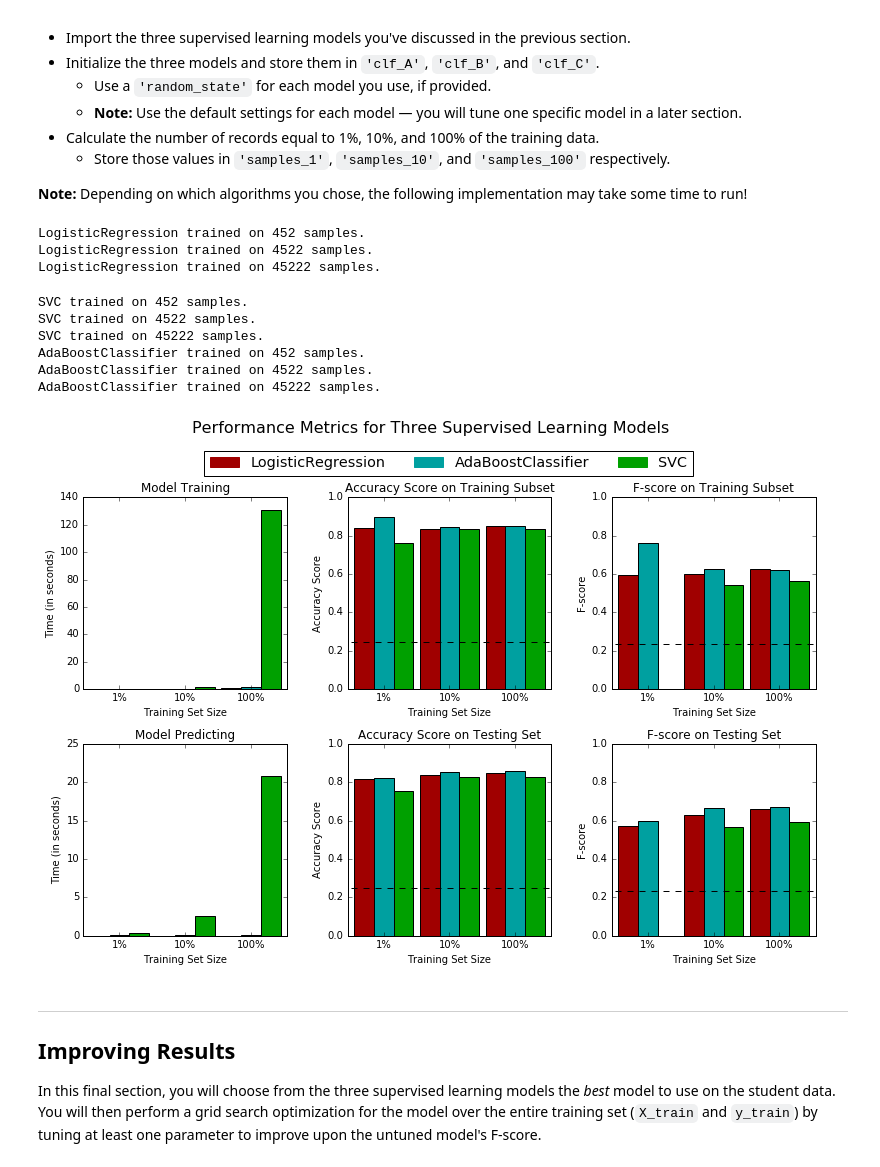
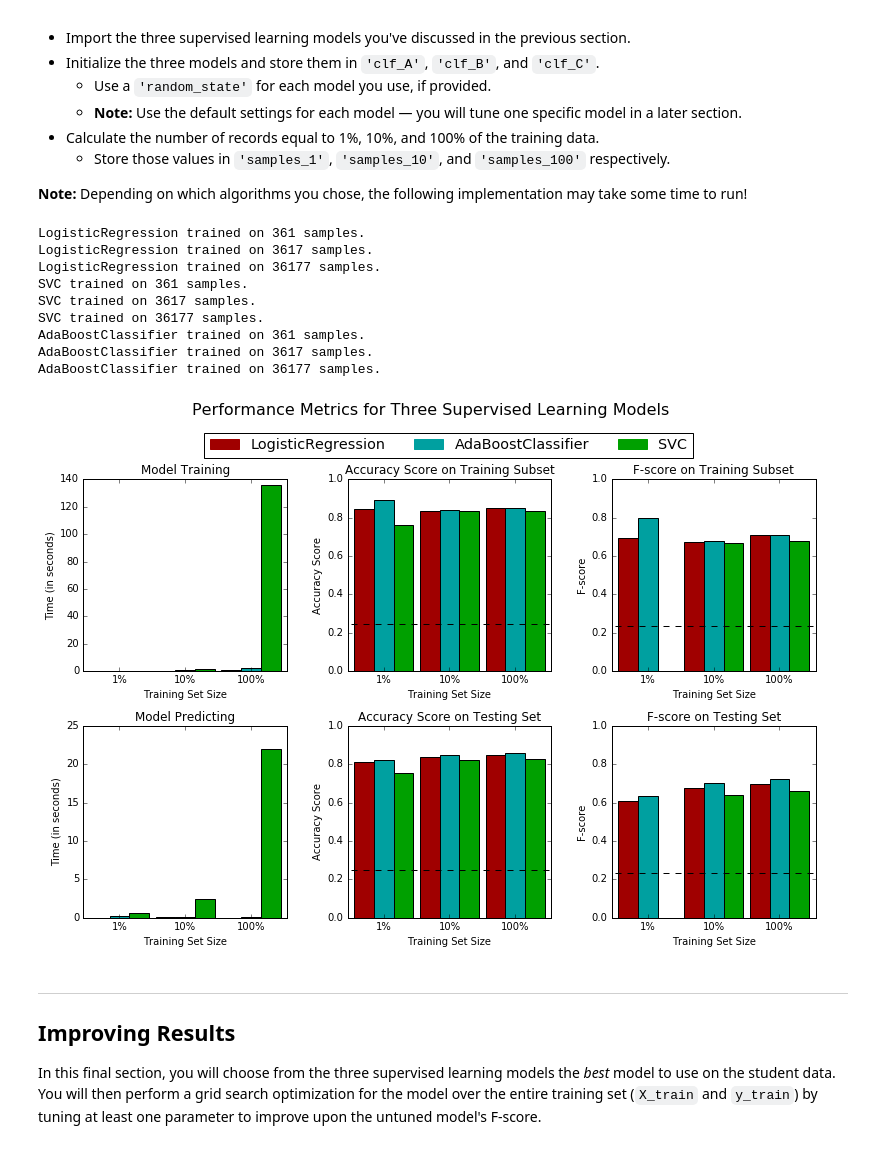
Before and after one commit to RT-TL/ML_P2_Donors, a Jupyter notebook: finding_donors.ipynb, the cells around one changed output. Saved outputs shown, nothing was run; the diff lists cells and outputs as text; code cells hidden in the pictures.

```diff
--- a/finding_donors.ipynb
+++ b/finding_donors.ipynb
@@ -336,10 +340,10 @@ def train_predict(learner, sample_size, X_train, y_train, X_test, y_test):
     results['acc_test'] = accuracy_score(y_test, predictions_test)
 
     # TODO: Compute F-score on the the first 300 training samples
-    results['f_train'] = fbeta_score(y_train[:300], predictions_train, beta = 1)
+    results['f_train'] = fbeta_score(y_train[:300], predictions_train, beta = 0.5)
 
     # TODO: Compute F-score on the test set
-    results['f_test'] = fbeta_score(y_test, predictions_test, beta = 1)
+    results['f_test'] = fbeta_score(y_test, predictions_test, beta = 0.5)
 
     # Success
     print "{} trained on {} samples.".format(learner.__class__.__name__, sample_size)
@@ -360,42 +364,42 @@ In the code cell, you will need to implement the following:
 # %%
 # TODO: Import the three supervised learning models from sklearn
 from sklearn.linear_model import LogisticRegression
 from sklearn import svm
 from sklearn.ensemble import AdaBoostClassifier
 
 # TODO: Initialize the three models
 clf_A = LogisticRegression(random_state=14)
 clf_B = svm.SVC(random_state=14)
 clf_C = AdaBoostClassifier(random_state=14)
 
 # TODO: Calculate the number of samples for 1%, 10%, and 100% of the training data
 
-samples_1 = int(len(features) * 0.01)
-samples_10 = int(len(features) * 0.1)
-samples_100 = int(len(features))
+samples_1 = int(len(X_train) * 0.01)
+samples_10 = int(len(X_train) * 0.1)
+samples_100 = int(len(X_train))
 
 # Collect results on the learners
 results = {}
 for clf in [clf_A, clf_B, clf_C]:
     clf_name = clf.__class__.__name__
     results[clf_name] = {}
     for i, samples in enumerate([samples_1, samples_10, samples_100]):
         results[clf_name][i] = \
         train_predict(clf, samples, X_train, y_train, X_test, y_test)
 
 # Run metrics visualization for the three supervised learning models chosen
 vs.evaluate(results, accuracy, fscore)
 # %% [output]
-LogisticRegression trained on 452 samples.
-LogisticRegression trained on 4522 samples.
-LogisticRegression trained on 45222 samples.
+LogisticRegression trained on 361 samples.
+LogisticRegression trained on 3617 samples.
+LogisticRegression trained on 36177 samples.
+SVC trained on 361 samples.
+SVC trained on 3617 samples.
+SVC trained on 36177 samples.
+AdaBoostClassifier trained on 361 samples.
+AdaBoostClassifier trained on 3617 samples.
+AdaBoostClassifier trained on 36177 samples.
-SVC trained on 452 samples.
-SVC trained on 4522 samples.
-SVC trained on 45222 samples.
-AdaBoostClassifier trained on 452 samples.
-AdaBoostClassifier trained on 4522 samples.
-AdaBoostClassifier trained on 45222 samples.
-[figure, old version]
+[figure, new version]
 # %% [markdown]
 ----
 ## Improving Results
```
Also changed, not shown: parts of 11 cells of this notebook.
